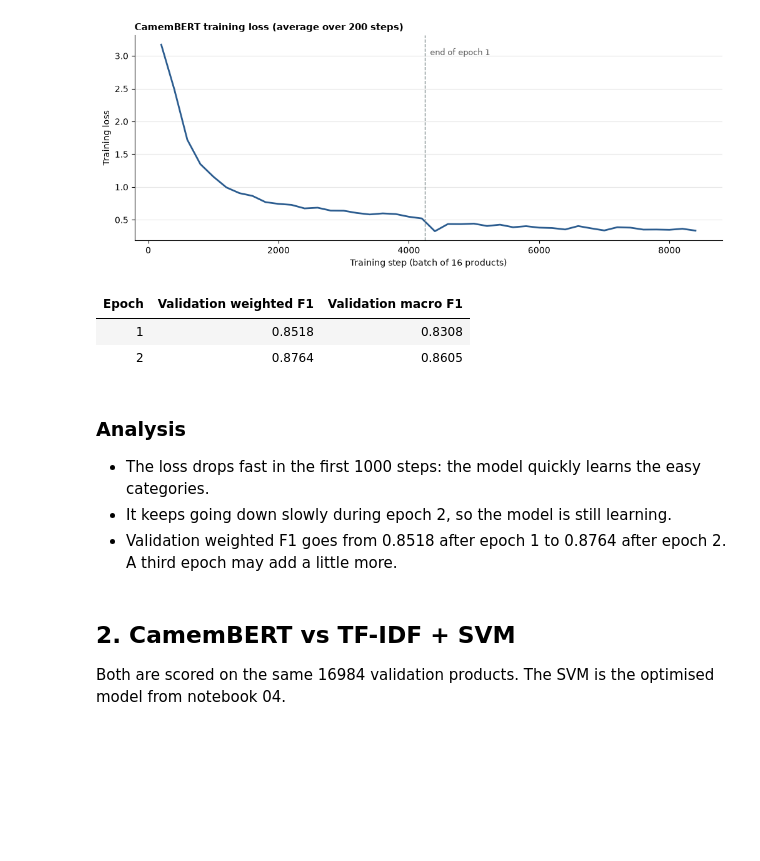
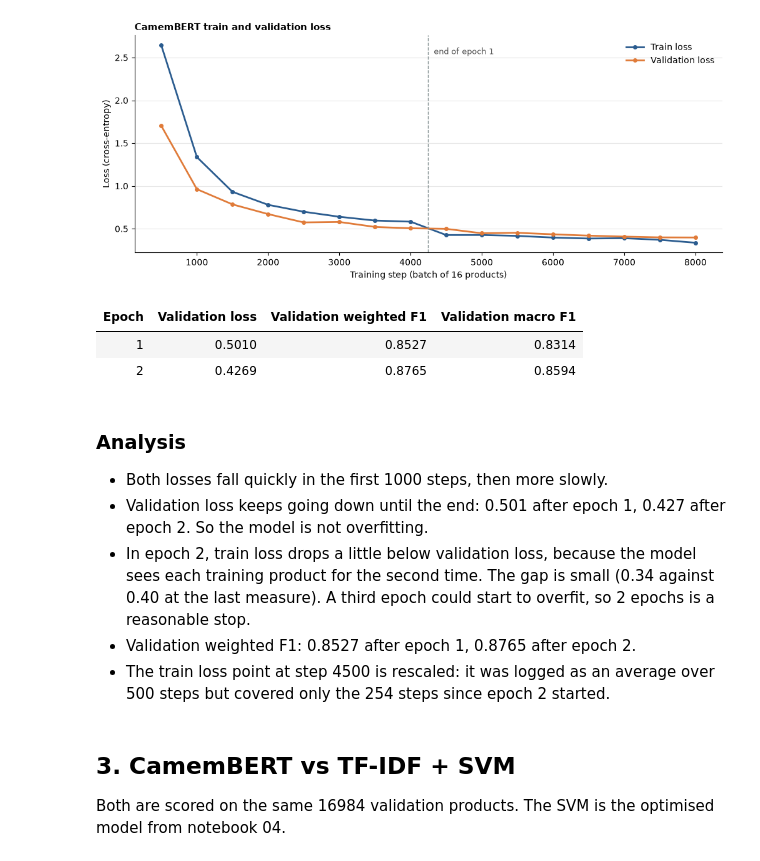
Before and after one commit to wahajaslm/liora-capstone, a Jupyter notebook: notebooks/05_text_camembert.ipynb, the cells around one changed output. Drawn from its saved outputs; the diff is of its cells as text; code cells hidden in the pictures; blank space fills up the shorter version.

```diff
--- a/notebooks/05_text_camembert.ipynb
+++ b/notebooks/05_text_camembert.ipynb
@@ -17,41 +71,45 @@ Setup:
 # %%
-import matplotlib.pyplot as plt
-import numpy as np
-import pandas as pd
-from sklearn.metrics import f1_score
-
-from src.categories import CATEGORY_NAMES
-from src.metrics import compute_per_class_metrics
-
 log = pd.read_csv("../data/processed/camembert_training_log.csv")
 epoch_scores = pd.read_csv("../data/processed/camembert_epoch_scores.csv")
 
+# The first log of epoch 2 (step 4500) was averaged over 500 steps but covers only the 254 steps
+# since epoch 2 started. Rescale it to a true average.
 steps_per_epoch = 4246
-fig, ax = plt.subplots(figsize=(10, 4), constrained_layout=True)
-ax.plot(log["step"], log["train_loss"], color="#2b5c8f", linewidth=2)
+first = (log["epoch"] == 2) & (log["step"] == log.loc[log["epoch"] == 2, "step"].min())
+log.loc[first, "train_loss"] *= 500 / (log.loc[first, "step"] - steps_per_epoch)
+
+fig, ax = plt.subplots(figsize=(10, 4.2), constrained_layout=True)
+ax.plot(log["step"], log["train_loss"], color="#2b5c8f", linewidth=2, marker="o", markersize=4, label="Train loss")
+ax.plot(log["step"], log["validation_loss"], color="#e07b39", linewidth=2, marker="o", markersize=4, label="Validation loss")
 ax.axvline(steps_per_epoch, color="#7f8c8d", linestyle="--", linewidth=1)
-ax.text(steps_per_epoch + 80, log["train_loss"].max() * 0.95, "end of epoch 1", color="#555555", fontsize=9)
-ax.set_title("CamemBERT training loss (average over 200 steps)", loc="left", fontsize=11, fontweight="bold")
+ax.text(steps_per_epoch + 80, ax.get_ylim()[1] * 0.92, "end of epoch 1", color="#555555", fontsize=9)
+ax.set_title("CamemBERT train and validation loss", loc="left", fontsize=11, fontweight="bold")
 ax.set_xlabel("Training step (batch of 16 products)")
-ax.set_ylabel("Training loss")
+ax.set_ylabel("Loss (cross-entropy)")
+ax.legend(frameon=False)
 ax.spines[["top", "right"]].set_visible(False)
 ax.grid(axis="y", alpha=0.3)
 plt.show()
 
-epoch_scores.rename(columns={"epoch": "Epoch", "weighted_f1": "Validation weighted F1", "macro_f1": "Validation macro F1"}).style.hide(axis="index").format(precision=4)
+epoch_scores.rename(columns={
+    "epoch": "Epoch", "validation_loss": "Validation loss",
+    "weighted_f1": "Validation weighted F1", "macro_f1": "Validation macro F1",
+}).style.hide(axis="index").format(precision=4)
 # %% [output]
-[figure, old version]
+[figure, new version]
-| Epoch | Validation weighted F1 | Validation macro F1 |
-| 1 | 0.8518 | 0.8308 |
-| 2 | 0.8764 | 0.8605 |
+| Epoch | Validation loss | Validation weighted F1 | Validation macro F1 |
+| 1 | 0.5010 | 0.8527 | 0.8314 |
+| 2 | 0.4269 | 0.8765 | 0.8594 |
 # %% [markdown]
 ### Analysis
 
-- The loss drops fast in the first 1000 steps: the model quickly learns the easy categories.
-- It keeps going down slowly during epoch 2, so the model is still learning.
-- Validation weighted F1 goes from 0.8518 after epoch 1 to 0.8764 after epoch 2. A third epoch may add a little more.
+- Both losses fall quickly in the first 1000 steps, then more slowly.
+- Validation loss keeps going down until the end: 0.501 after epoch 1, 0.427 after epoch 2. So the model is not overfitting.
+- In epoch 2, train loss drops a little below validation loss, because the model sees each training product for the second time. The gap is small (0.34 against 0.40 at the last measure). A third epoch could start to overfit, so 2 epochs is a reasonable stop.
+- Validation weighted F1: 0.8527 after epoch 1, 0.8765 after epoch 2.
+- The train loss point at step 4500 is rescaled: it was logged as an average over 500 steps but covered only the 254 steps since epoch 2 started.
 # %% [markdown]
-## 2. CamemBERT vs TF-IDF + SVM
+## 3. CamemBERT vs TF-IDF + SVM
 
 Both are scored on the same 16984 validation products. The SVM is the optimised model from notebook 04.
 # %%
```
Also changed, not shown: parts of 11 cells of this notebook, 8 other files.
